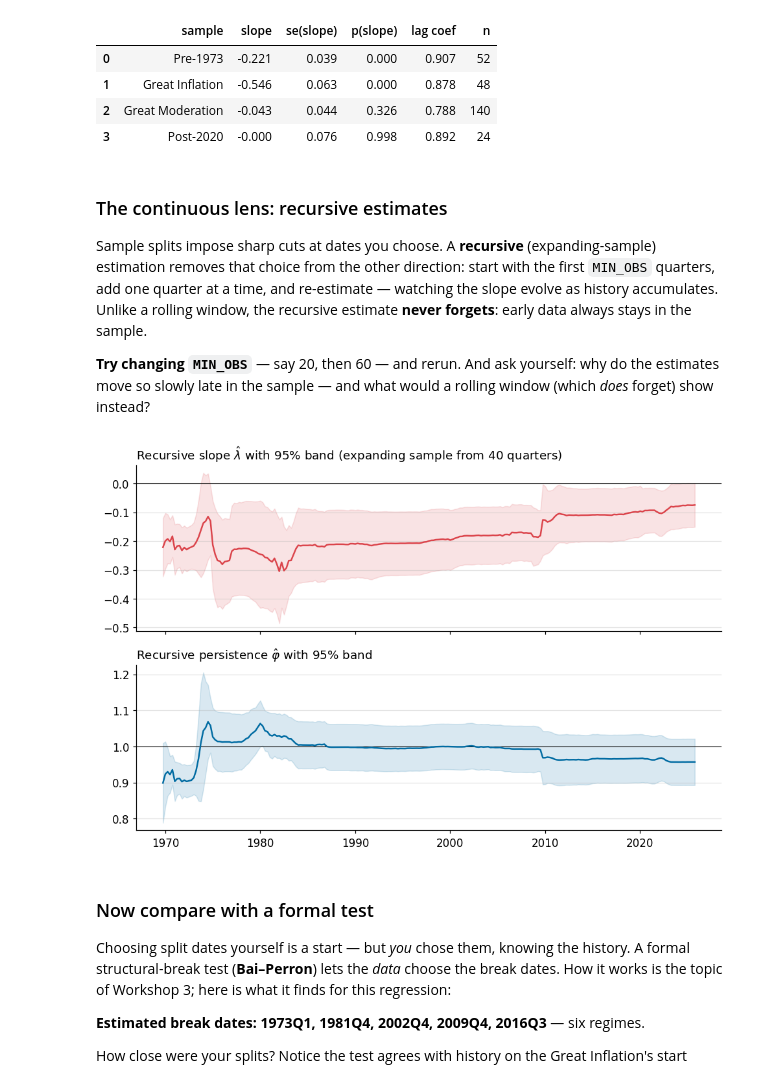
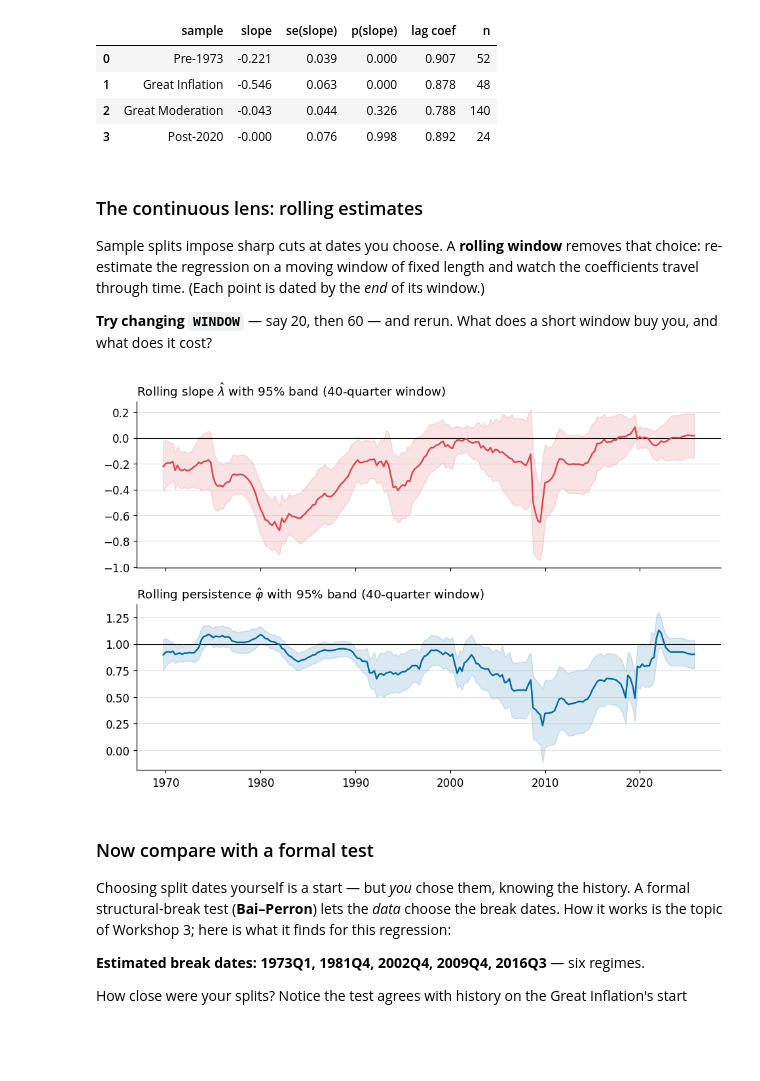
Before and after one commit to mortentabor/structural-change-seminar, a Jupyter notebook: notebooks/03-phillips-curve.ipynb, the cells around one changed output. Drawn from its saved outputs; the diff is of its cells as text; code cells hidden in the pictures; blank space fills up the shorter version.

Commit message:
Phillips curve exhibit: rolling-window estimates replace recursive
Rolling slope and persistence with 95% bands (RollingOLS, 40-quarter
default), matching the forecast-errors exhibit pattern, with the
change-the-WINDOW invitation.

Co-Authored-By: Claude Fable 5 <noreply@anthropic.com>
Claude-Session: https://claude.ai/code/session_01KsMciqRy2u3zG2FYY5W8R3

```diff
--- a/notebooks/03-phillips-curve.ipynb
+++ b/notebooks/03-phillips-curve.ipynb
@@ -111,41 +111,41 @@ pd.DataFrame(rows).round(3)
 | 2 | Great Moderation | -0.043 | 0.044 | 0.326 | 0.788 | 140 |
 | 3 | Post-2020 | -0.000 | 0.076 | 0.998 | 0.892 | 24 |
 # %% [markdown]
-### The continuous lens: recursive estimates
+### The continuous lens: rolling estimates
 
-Sample splits impose sharp cuts at dates you choose. A **recursive** (expanding-sample) estimation removes that choice from the other direction: start with the first `MIN_OBS` quarters, add one quarter at a time, and re-estimate — watching the slope evolve as history accumulates. Unlike a rolling window, the recursive estimate **never forgets**: early data always stays in the sample.
+Sample splits impose sharp cuts at dates you choose. A **rolling window** removes that choice: re-estimate the regression on a moving window of fixed length and watch the coefficients travel through time. (Each point is dated by the *end* of its window.)
 
-**Try changing `MIN_OBS`** — say 20, then 60 — and rerun. And ask yourself: why do the estimates move so slowly late in the sample — and what would a rolling window (which *does* forget) show instead?
+**Try changing `WINDOW`** — say 20, then 60 — and rerun. What does a short window buy you, and what does it cost?
 # %%
-MIN_OBS = 40  # starting sample length in quarters — try 20, then 60
+from statsmodels.regression.rolling import RollingOLS
 
-results = []
-for n in range(MIN_OBS, len(pc) + 1):
-    r = fit_pc(pc.iloc[:n])
-    results.append({"quarter": pc.index[n - 1],
-                    "slope": r.params["unemployment"], "se_slope": r.bse["unemployment"],
-                    "lag": r.params["inflation_lag"], "se_lag": r.bse["inflation_lag"]})
-rec = pd.DataFrame(results).set_index("quarter")
+WINDOW = 40  # quarters — try 20, then 60
+
+roll = RollingOLS(pc["inflation"],
+                  sm.add_constant(pc[["unemployment", "inflation_lag"]]),
+                  window=WINDOW).fit()
+params = roll.params.dropna()
+se = roll.bse.dropna()
 
 fig, axes = plt.subplots(2, 1, figsize=(9, 6), sharex=True)
-x = rec.index.to_timestamp()
+x = params.index.to_timestamp()
 
 axes[0].axhline(0, color="black", lw=0.7)
-axes[0].plot(x, rec["slope"], color=RED, lw=1.6)
-axes[0].fill_between(x, rec["slope"] - 1.96 * rec["se_slope"],
-                     rec["slope"] + 1.96 * rec["se_slope"], color=RED, alpha=0.15)
-axes[0].set_title(f"Recursive slope $\\hat\\lambda$ with 95% band (expanding sample from {MIN_OBS} quarters)")
+axes[0].plot(x, params["unemployment"], color=RED, lw=1.6)
+axes[0].fill_between(x, params["unemployment"] - 1.96 * se["unemployment"],
+                     params["unemployment"] + 1.96 * se["unemployment"], color=RED, alpha=0.15)
+axes[0].set_title(f"Rolling slope $\\hat\\lambda$ with 95% band ({WINDOW}-quarter window)")
 
 axes[1].axhline(1, color="black", lw=0.7)
-axes[1].plot(x, rec["lag"], color=BLUE, lw=1.6)
-axes[1].fill_between(x, rec["lag"] - 1.96 * rec["se_lag"],
-                     rec["lag"] + 1.96 * rec["se_lag"], color=BLUE, alpha=0.15)
-axes[1].set_title(f"Recursive persistence $\\hat\\varphi$ with 95% band")
+axes[1].plot(x, params["inflation_lag"], color=BLUE, lw=1.6)
+axes[1].fill_between(x, params["inflation_lag"] - 1.96 * se["inflation_lag"],
+                     params["inflation_lag"] + 1.96 * se["inflation_lag"], color=BLUE, alpha=0.15)
+axes[1].set_title(f"Rolling persistence $\\hat\\varphi$ with 95% band ({WINDOW}-quarter window)")
 
 plt.tight_layout()
 plt.show()
 # %% [output]
-[figure, old version]
+[figure, new version]
 # %% [markdown]
 ### Now compare with a formal test
 
```
